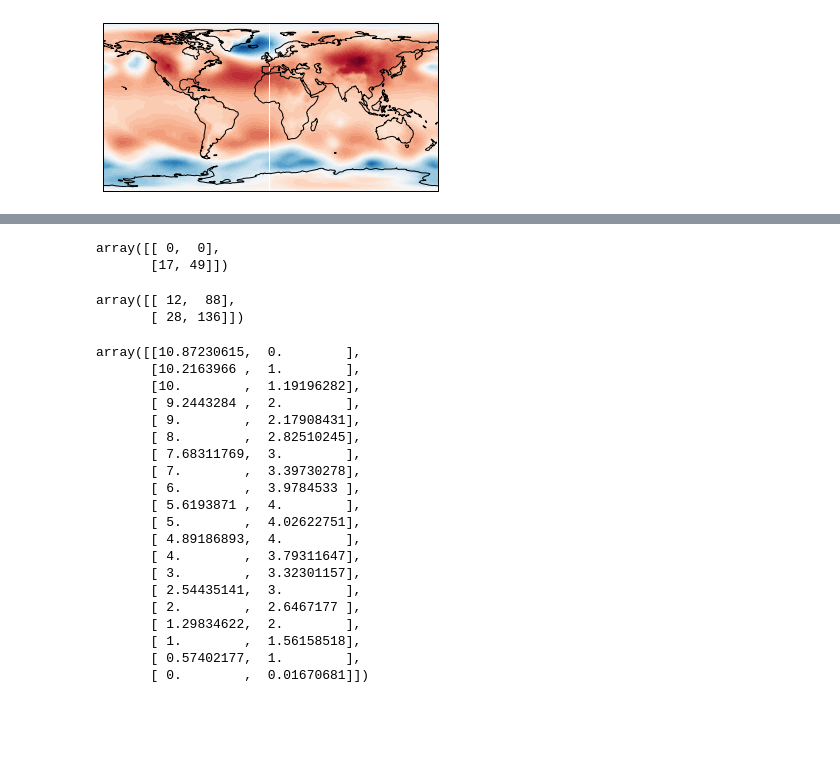
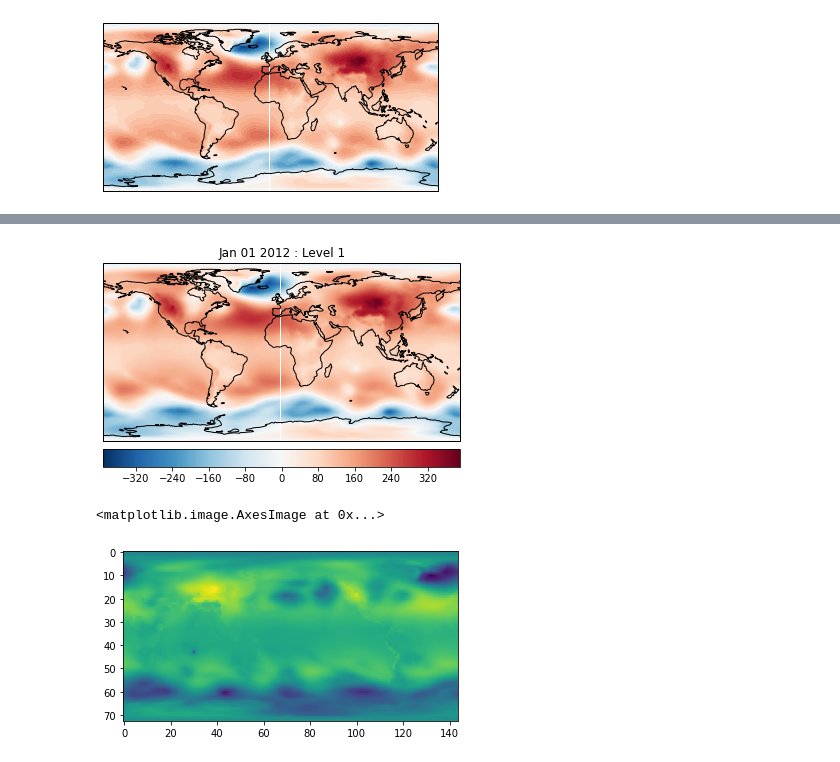
Before and after one commit to WhiffleFish/Weather, a Jupyter notebook: Job3/netCDF_Tests.ipynb, the cells around one changed output, grey strips where cells are left out. Drawn from its saved outputs; the diff is of its cells as text; code cells hidden in the pictures; blank space fills up the shorter version.

```diff
--- a/Job3/netCDF_Tests.ipynb
+++ b/Job3/netCDF_Tests.ipynb
@@ -145,38 +85,0 @@ trunc_hgs.shape
-# %%
-x = np.linspace(0,49,10)
-y = ((17-1)/(49-1))*x
-fake_contour = np.array([[0,0],
-                         [17,49]])
-fake_contour
-# %% [output]
-array([[ 0,  0],
-       [17, 49]])
-# %%
-trans_contour = transform_contour(fake_contour)
-trans_contour
-# %% [output]
-array([[ 12,  88],
-       [ 28, 136]])
-# %%
-contours[0]
-# %% [output]
-array([[10.87230615,  0.        ],
-       [10.2163966 ,  1.        ],
-       [10.        ,  1.19196282],
-       [ 9.2443284 ,  2.        ],
-       [ 9.        ,  2.17908431],
-       [ 8.        ,  2.82510245],
-       [ 7.68311769,  3.        ],
-       [ 7.        ,  3.39730278],
-       [ 6.        ,  3.9784533 ],
-       [ 5.6193871 ,  4.        ],
-       [ 5.        ,  4.02622751],
-       [ 4.89186893,  4.        ],
-       [ 4.        ,  3.79311647],
-       [ 3.        ,  3.32301157],
-       [ 2.54435141,  3.        ],
-       [ 2.        ,  2.6467177 ],
-       [ 1.29834622,  2.        ],
-       [ 1.        ,  1.56158518],
-       [ 0.57402177,  1.        ],
-       [ 0.        ,  0.01670681]])
@@ -182,0 +88,11 @@ array([[10.87230615,  0.        ],
+# %%
+cdf = CDF("E:\hgt.2012.nc")
+# %%
+cdf.plot(norm=False)
+# %% [output]
+[figure, added]
+# %%
+plt.imshow(cdf.hgts[0,0])
+# %% [output]
+<matplotlib.image.AxesImage at 0x...>
+[figure, added]
```
Also changed, not shown: parts of 7 cells of this notebook, 3 other files.
